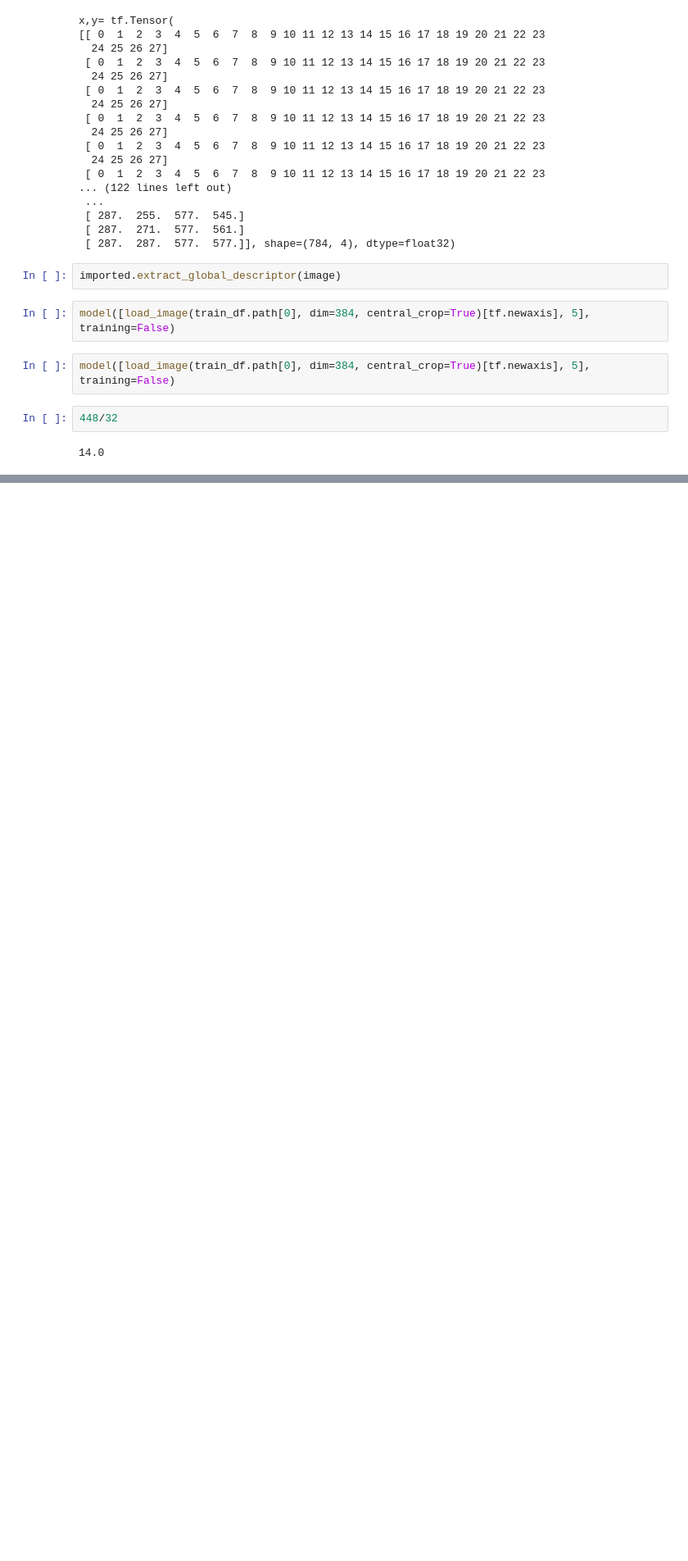
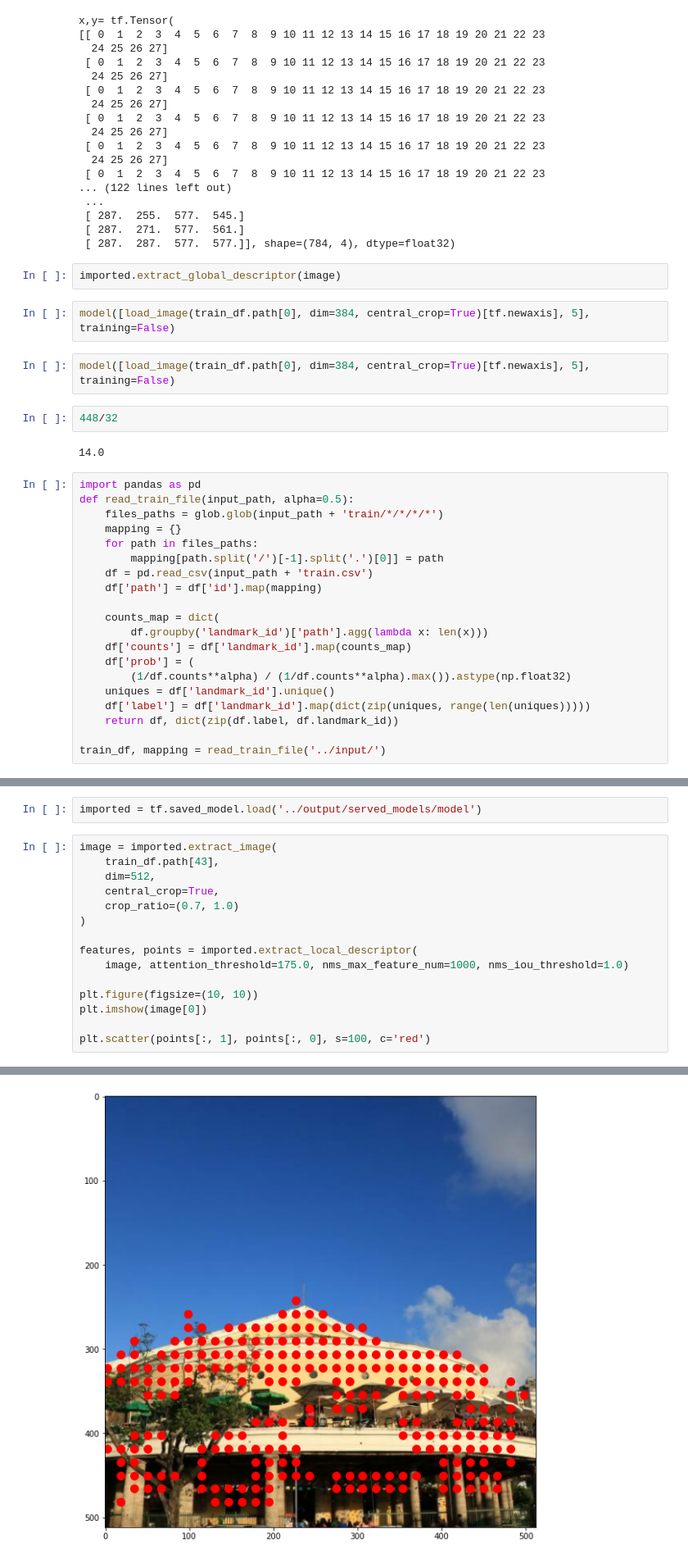
Before and after one commit to akensert/kaggle-landmark-retrieval-and-recognition-2020, a Jupyter notebook: recognition/Untitled2.ipynb, the cells around one changed output, grey strips where cells are left out. Shown at 82% size. Saved outputs shown, nothing was run; the diff lists cells and outputs as text; blank space fills up the shorter version.

```diff
--- a/recognition/Untitled2.ipynb
+++ b/recognition/Untitled2.ipynb
@@ -181,3 +181,23 @@ model([load_image(train_df.path[0], dim=384, central_crop=True)[tf.newaxis], 5],
 448/32
 # %% [output]
 14.0
+# %%
+import pandas as pd
+def read_train_file(input_path, alpha=0.5):
+    files_paths = glob.glob(input_path + 'train/*/*/*/*')
+    mapping = {}
+    for path in files_paths:
+        mapping[path.split('/')[-1].split('.')[0]] = path
+    df = pd.read_csv(input_path + 'train.csv')
+    df['path'] = df['id'].map(mapping)
+
+    counts_map = dict(
+        df.groupby('landmark_id')['path'].agg(lambda x: len(x)))
+    df['counts'] = df['landmark_id'].map(counts_map)
+    df['prob'] = (
+        (1/df.counts**alpha) / (1/df.counts**alpha).max()).astype(np.float32)
+    uniques = df['landmark_id'].unique()
+    df['label'] = df['landmark_id'].map(dict(zip(uniques, range(len(uniques)))))
+    return df, dict(zip(df.label, df.landmark_id))
+
+train_df, mapping = read_train_file('../input/')
@@ -183,0 +250,18 @@ model([load_image(train_df.path[0], dim=384, central_crop=True)[tf.newaxis], 5],
+# %%
+imported = tf.saved_model.load('../output/served_models/model')
+# %%
+image = imported.extract_image(
+    train_df.path[43],
+    dim=512,
+    central_crop=True,
+    crop_ratio=(0.7, 1.0)
+)
+
+features, points = imported.extract_local_descriptor(
+    image, attention_threshold=175.0, nms_max_feature_num=1000, nms_iou_threshold=1.0)
+
+plt.figure(figsize=(10, 10))
+plt.imshow(image[0])
+
+plt.scatter(points[:, 1], points[:, 0], s=100, c='red')
+# %% [output]
@@ -183,0 +269 @@ model([load_image(train_df.path[0], dim=384, central_crop=True)[tf.newaxis], 5],
+[figure, added]
```
Also changed, not shown: parts of 8 cells of this notebook, 2 other files.
